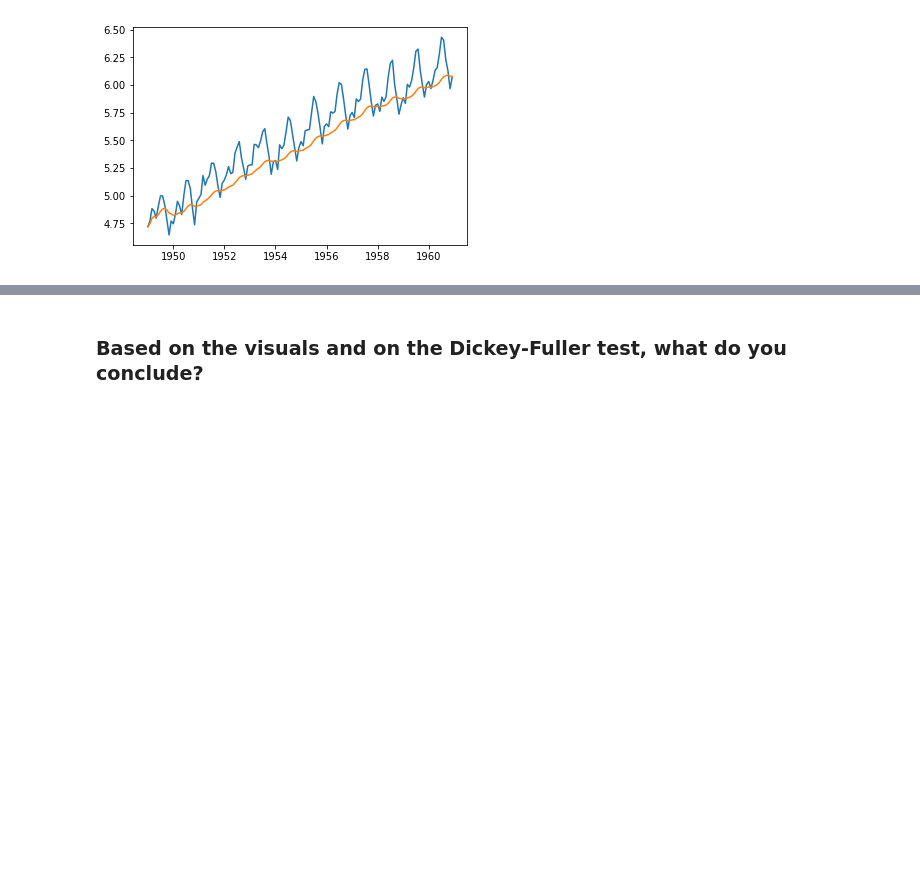
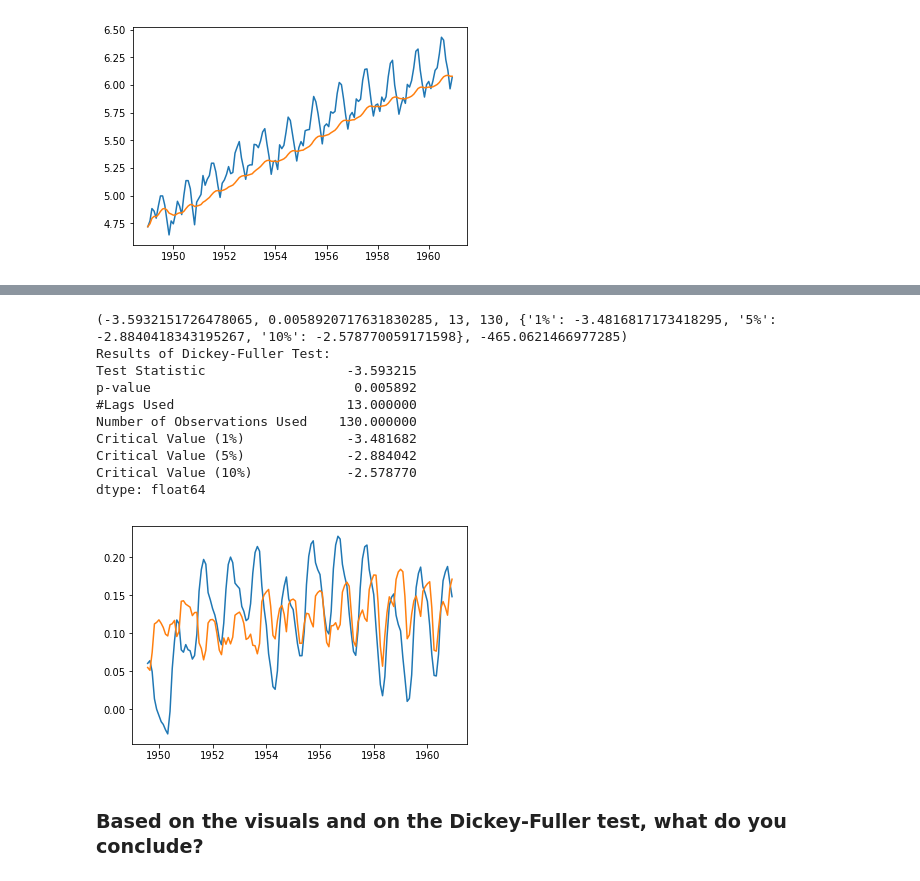
Before and after one commit to npschafer/dsc-removing-trends-lab-houston-ds-042219, a Jupyter notebook: index.ipynb, the cells around one changed output, grey strips where cells are left out. Cells and saved outputs as stored; diff of their text form; code cells hidden in the pictures; blank space fills up the shorter version.

```diff
--- a/index.ipynb
+++ b/index.ipynb
@@ -165,0 +167,14 @@ plt.plot(ts.ewm(halflife=10).mean())
+# %%
+check_for_stationarity(ts-ts.ewm(halflife=10).mean())
+# %% [output]
+(-3.5932151726478065, 0.0058920717631830285, 13, 130, {'1%': -3.4816817173418295, '5%': -2.8840418343195267, '10%': -2.578770059171598}, -465.0621466977285)
+Results of Dickey-Fuller Test:
+Test Statistic                  -3.593215
+p-value                          0.005892
+#Lags Used                      13.000000
+Number of Observations Used    130.000000
+Critical Value (1%)             -3.481682
+Critical Value (5%)             -2.884042
+Critical Value (10%)            -2.578770
+dtype: float64
+[figure, added]
```
Also changed, not shown: parts of 12 cells of this notebook.
